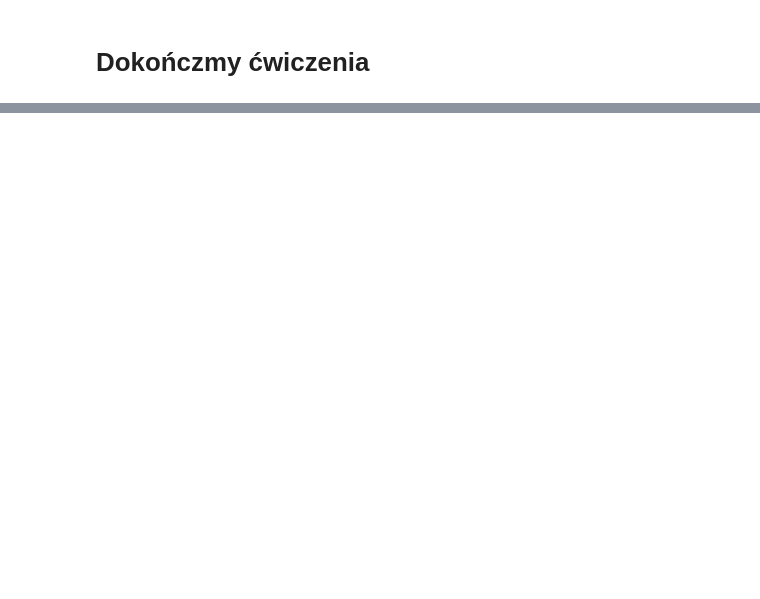
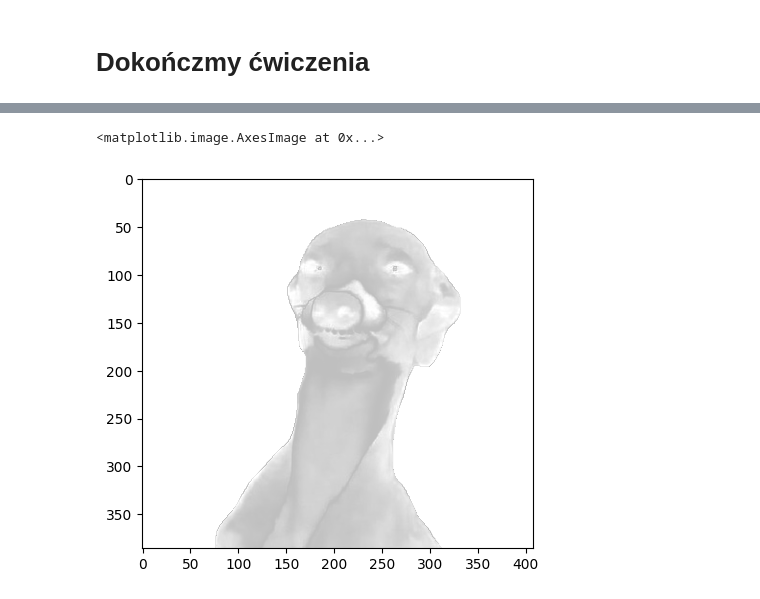
Before and after one commit to rkorzen/2025_11_18_python, a Jupyter notebook: numpy_example/numpy_bootcamp_wprowadzenie.ipynb, the cells around one changed output, grey strips where cells are left out. Saved outputs shown, nothing was run; the diff lists cells and outputs as text; code cells hidden in the pictures; blank space fills up the shorter version.

```diff
--- a/numpy_example/numpy_bootcamp_wprowadzenie.ipynb
+++ b/numpy_example/numpy_bootcamp_wprowadzenie.ipynb
@@ -1062,0 +1089,2 @@ plt.imshow(im)
+# %%
+R = im[:,:,0]
@@ -1062,0 +1095,9 @@ plt.imshow(im)
+# %%
+im[:,:,1] = R
+im[:,:,2] = R
+im[:,:,3] = R
+# %%
+plt.imshow(im)
+# %% [output]
+<matplotlib.image.AxesImage at 0x...>
+[figure, added]
```
Also changed, not shown: parts of 7 cells of this notebook, 12 other files.
